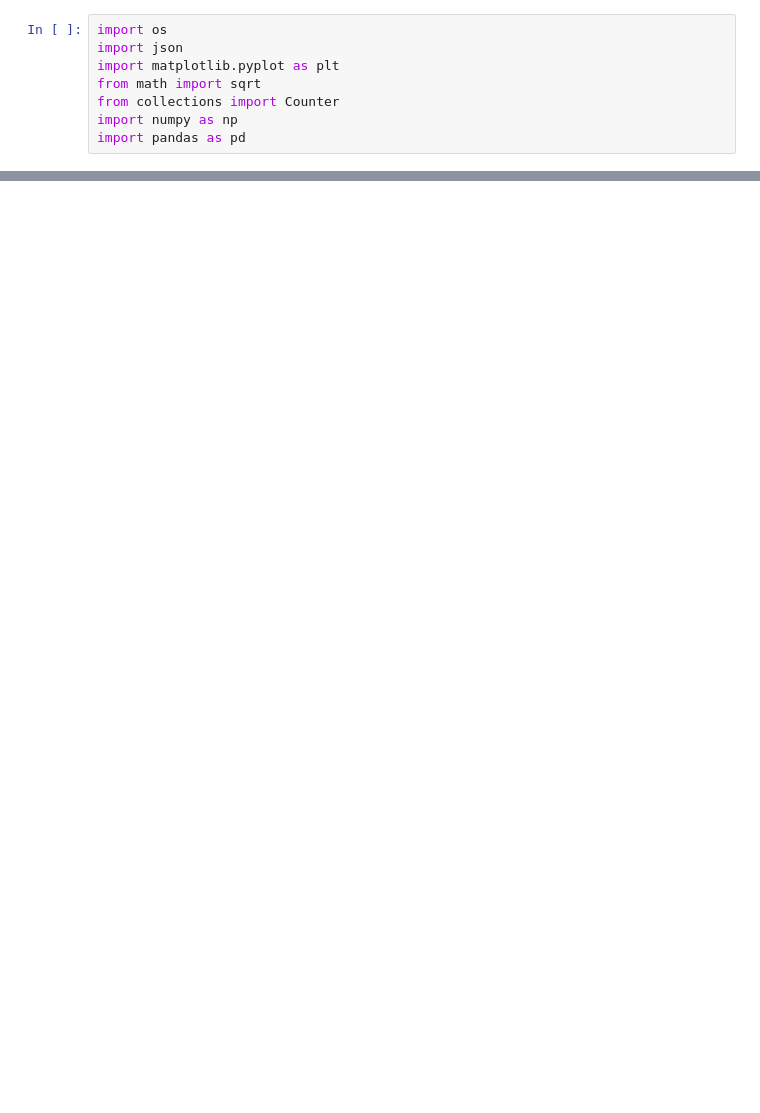
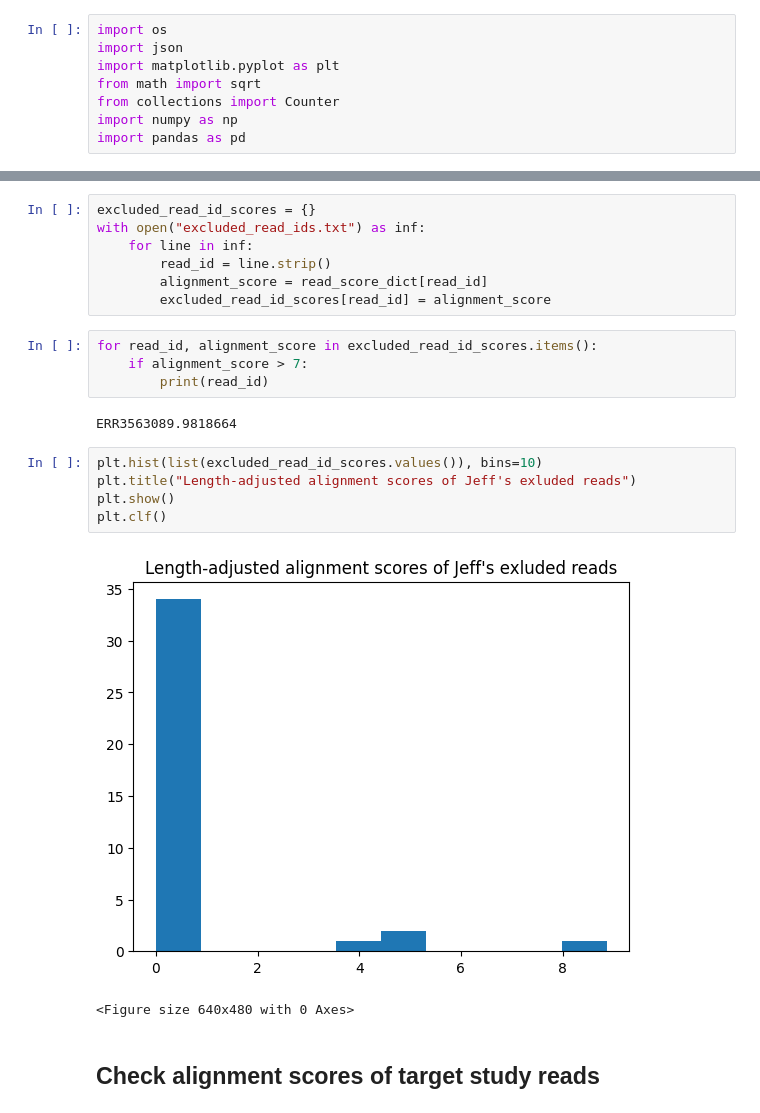
Before and after one commit to naobservatory/simon-analysis, a Jupyter notebook: validation/validation_draft.ipynb, the cells around one changed output, grey strips where cells are left out. Cells and saved outputs as stored; diff of their text form; blank space fills up the shorter version.

```diff
--- a/validation/validation_draft.ipynb
+++ b/validation/validation_draft.ipynb
@@ -156,0 +387,23 @@ Total entries in all fastq files: 6269846
+# %%
+excluded_read_id_scores = {}
+with open("excluded_read_ids.txt") as inf:
+    for line in inf:
+        read_id = line.strip()
+        alignment_score = read_score_dict[read_id]
+        excluded_read_id_scores[read_id] = alignment_score
+# %%
+for read_id, alignment_score in excluded_read_id_scores.items():
+    if alignment_score > 7:
+        print(read_id)
+# %% [output]
+ERR3563089.9818664
+# %%
+plt.hist(list(excluded_read_id_scores.values()), bins=10)
+plt.title("Length-adjusted alignment scores of Jeff's exluded reads")
+plt.show()
+plt.clf()
+# %% [output]
+[figure, added]
+<Figure size 640x480 with 0 Axes>
+# %% [markdown]
+## Check alignment scores of target study reads
```
Also changed, not shown: parts of 41 cells of this notebook, 3 other files.
